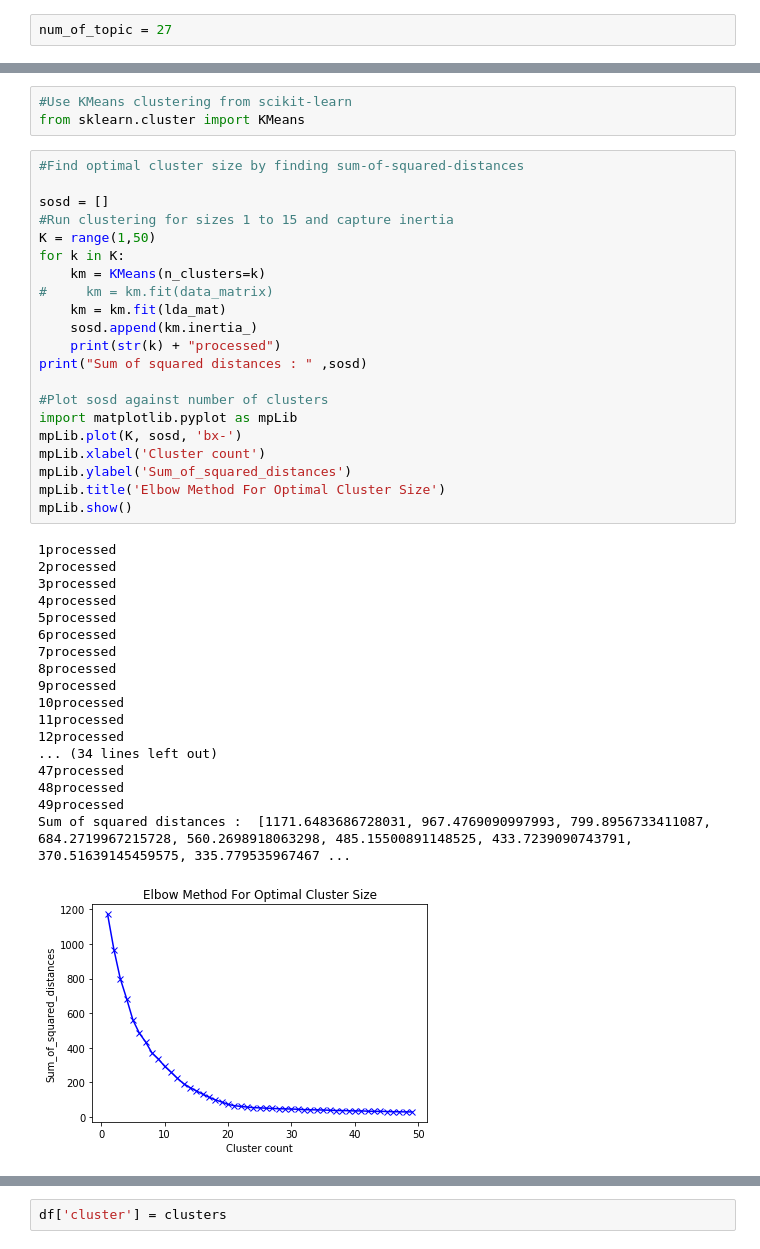
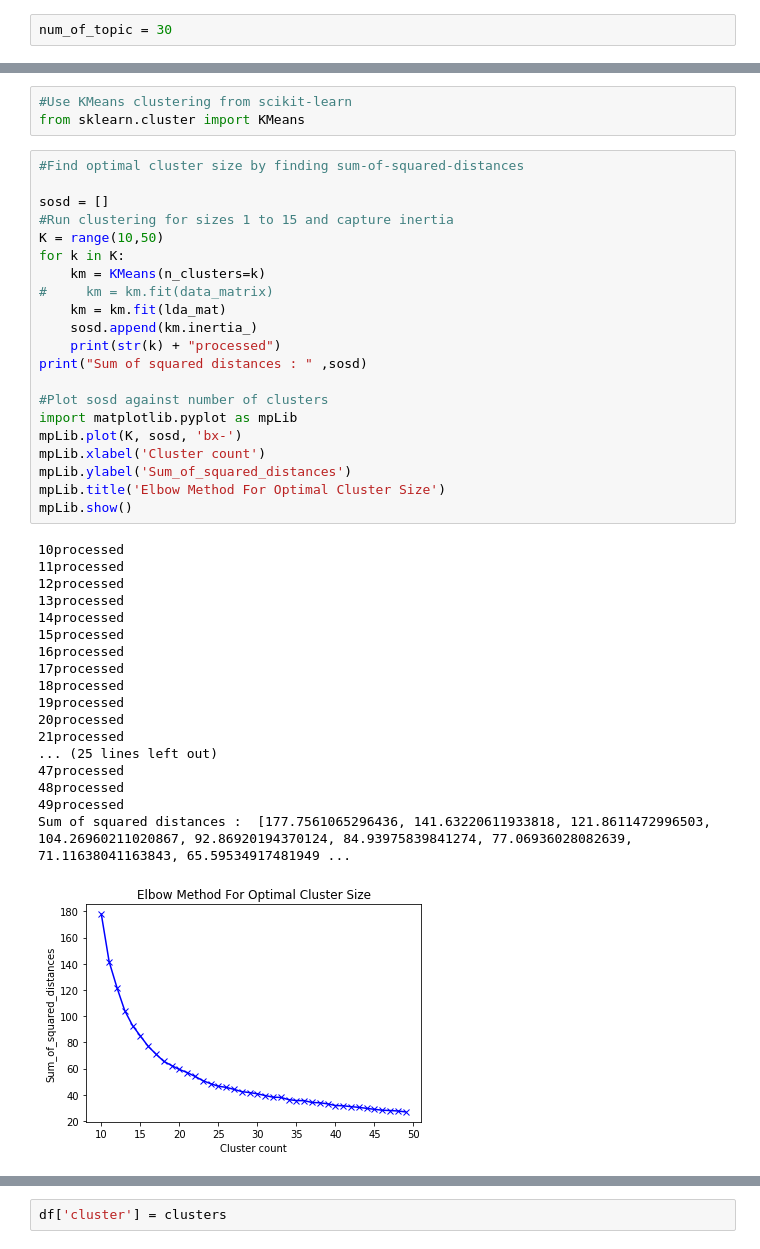
Before and after one commit to KMKnation/semantic_search_engine, a Jupyter notebook: clustering.ipynb, the cells around one changed output, grey strips where cells are left out. Saved outputs shown, nothing was run; the diff lists cells and outputs as text.

```diff
--- a/clustering.ipynb
+++ b/clustering.ipynb
@@ -130,5 +118,5 @@ Text(0.5, 1.0, 'KMeans Clusters (4) Derived from Original Dataset')
 # %%
-num_of_topic = 27
+num_of_topic = 30
 # %%
 from sklearn.decomposition import LatentDirichletAllocation
 lda = LatentDirichletAllocation(
@@ -145,40 +133,40 @@ from sklearn.cluster import KMeans
 # %%
 #Find optimal cluster size by finding sum-of-squared-distances
 
 sosd = []
 #Run clustering for sizes 1 to 15 and capture inertia
-K = range(1,50)
+K = range(10,50)
 for k in K:
     km = KMeans(n_clusters=k)
 #     km = km.fit(data_matrix)
     km = km.fit(lda_mat)
     sosd.append(km.inertia_)
     print(str(k) + "processed")
 print("Sum of squared distances : " ,sosd)
 
 #Plot sosd against number of clusters
 import matplotlib.pyplot as mpLib
 mpLib.plot(K, sosd, 'bx-')
 mpLib.xlabel('Cluster count')
 mpLib.ylabel('Sum_of_squared_distances')
 mpLib.title('Elbow Method For Optimal Cluster Size')
 mpLib.show()
 # %% [output]
-1processed
-2processed
-3processed
-4processed
-5processed
-6processed
-7processed
-8processed
-9processed
 10processed
 11processed
 12processed
-... (34 lines left out)
+13processed
+14processed
+15processed
+16processed
+17processed
+18processed
+19processed
+20processed
+21processed
+... (25 lines left out)
 47processed
 48processed
 49processed
-Sum of squared distances :  [1171.6483686728031, 967.4769090997993, 799.8956733411087, 684.2719967215728, 560.2698918063298, 485.15500891148525, 433.7239090743791, 370.51639145459575, 335.779535967467 ...
+Sum of squared distances :  [177.7561065296436, 141.63220611933818, 121.8611472996503, 104.26960211020867, 92.86920194370124, 84.93975839841274, 77.06936028082639, 71.11638041163843, 65.59534917481949 ...
-[figure, old version]
+[figure, new version]
```
Also changed, not shown: parts of 14 cells of this notebook, 7 other files.
